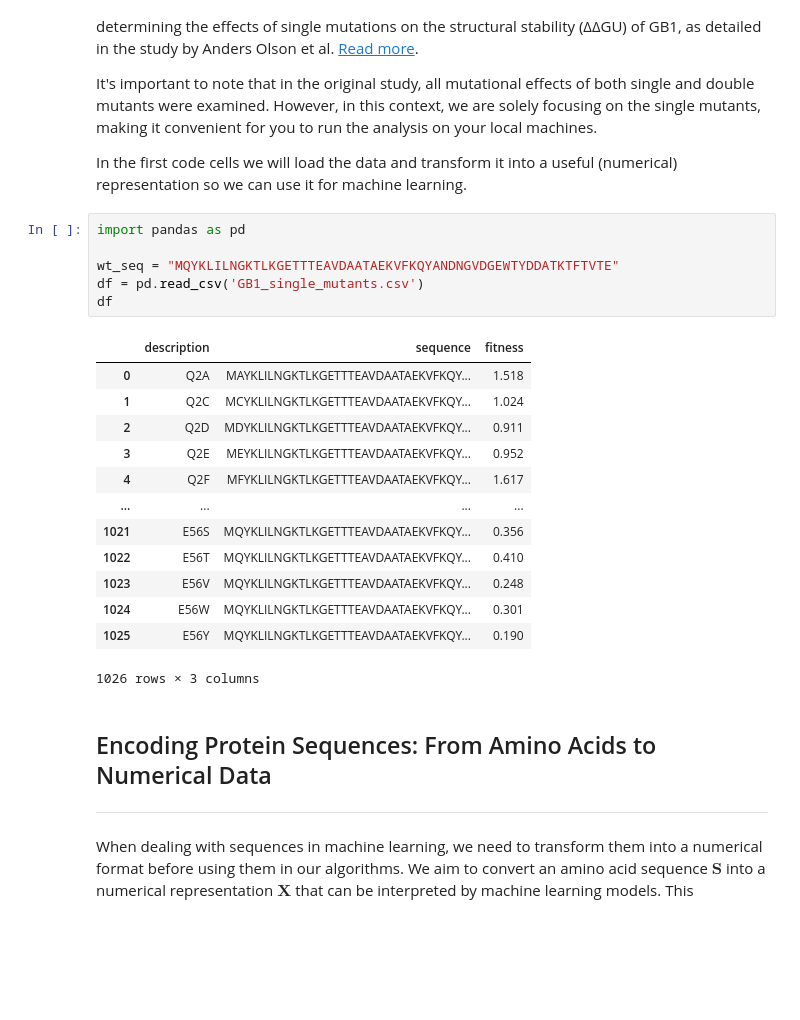
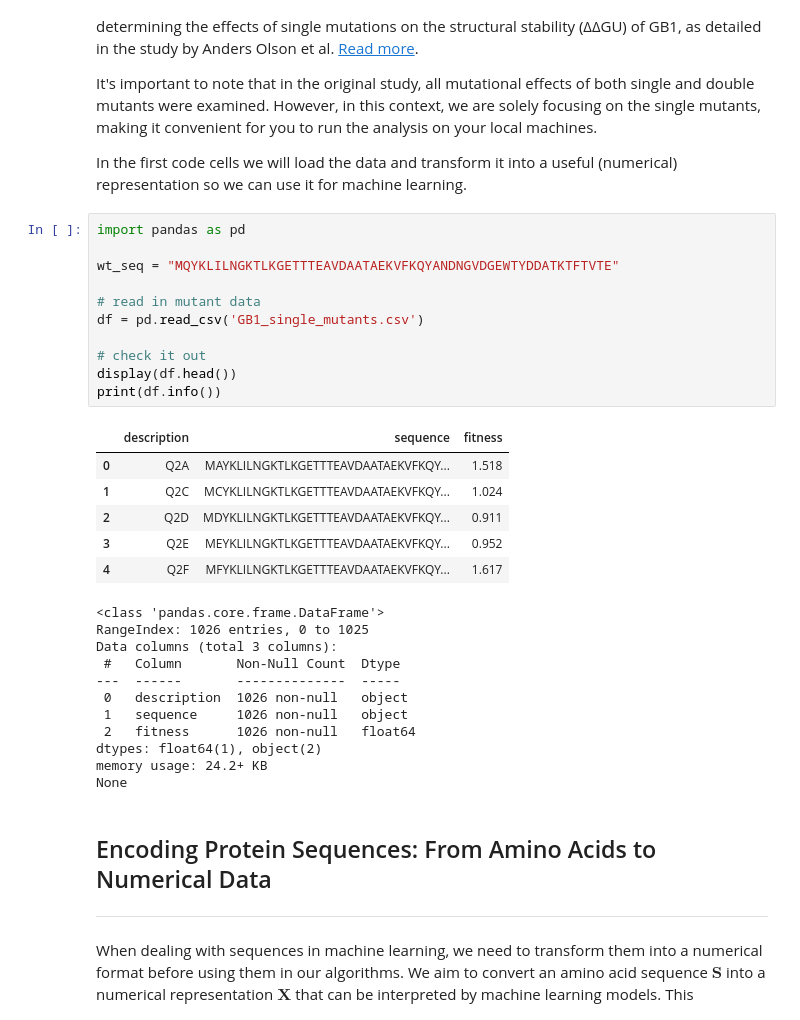
Before and after one commit to jonfunk21/ML4Proteins, a Jupyter notebook: 01_FFNN/01_FFNN.ipynb, the cells around one changed output. Drawn from its saved outputs; the diff is of its cells as text; blank space fills up the shorter version.

Commit message:
checking out the read in data

```diff
--- a/01_FFNN/01_FFNN.ipynb
+++ b/01_FFNN/01_FFNN.ipynb
@@ -20,23 +20,32 @@ In the first code cells we will load the data and transform it into a useful (nu
 # %%
 import pandas as pd
 
 wt_seq = "MQYKLILNGKTLKGETTTEAVDAATAEKVFKQYANDNGVDGEWTYDDATKTFTVTE"
+
+# read in mutant data
 df = pd.read_csv('GB1_single_mutants.csv')
-df
+
+# check it out
+display(df.head())
+print(df.info())
 # %% [output]
 |  | description | sequence | fitness |
 | 0 | Q2A | MAYKLILNGKTLKGETTTEAVDAATAEKVFKQY... | 1.518 |
 | 1 | Q2C | MCYKLILNGKTLKGETTTEAVDAATAEKVFKQY... | 1.024 |
 | 2 | Q2D | MDYKLILNGKTLKGETTTEAVDAATAEKVFKQY... | 0.911 |
 | 3 | Q2E | MEYKLILNGKTLKGETTTEAVDAATAEKVFKQY... | 0.952 |
 | 4 | Q2F | MFYKLILNGKTLKGETTTEAVDAATAEKVFKQY... | 1.617 |
-| ... | ... | ... | ... |
-| 1021 | E56S | MQYKLILNGKTLKGETTTEAVDAATAEKVFKQY... | 0.356 |
-| 1022 | E56T | MQYKLILNGKTLKGETTTEAVDAATAEKVFKQY... | 0.410 |
-| 1023 | E56V | MQYKLILNGKTLKGETTTEAVDAATAEKVFKQY... | 0.248 |
-| 1024 | E56W | MQYKLILNGKTLKGETTTEAVDAATAEKVFKQY... | 0.301 |
-| 1025 | E56Y | MQYKLILNGKTLKGETTTEAVDAATAEKVFKQY... | 0.190 |
-1026 rows × 3 columns
+<class 'pandas.core.frame.DataFrame'>
+RangeIndex: 1026 entries, 0 to 1025
+Data columns (total 3 columns):
+ #   Column       Non-Null Count  Dtype
+---  ------       --------------  -----
+ 0   description  1026 non-null   object
+ 1   sequence     1026 non-null   object
+ 2   fitness      1026 non-null   float64
+dtypes: float64(1), object(2)
+memory usage: 24.2+ KB
+None
 # %% [markdown]
 ## Encoding Protein Sequences: From Amino Acids to Numerical Data
 ---
```
